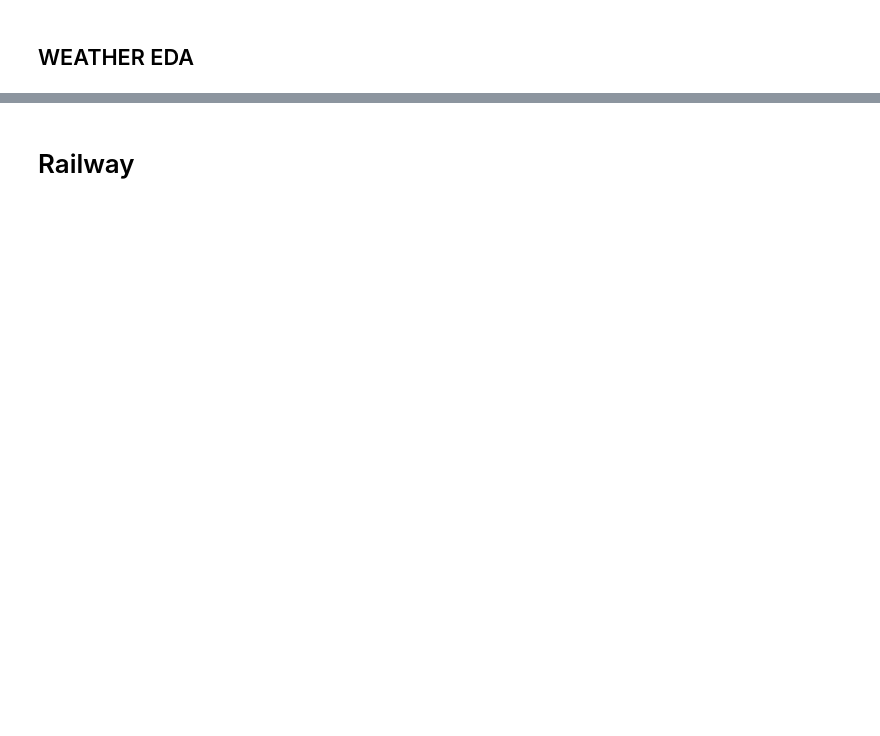
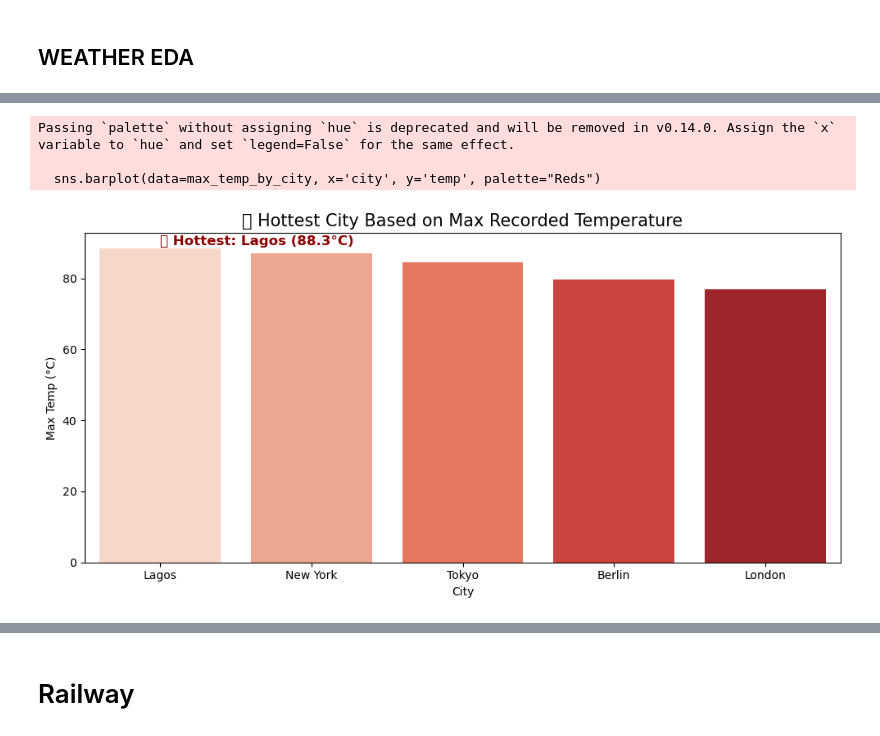
Before and after one commit to AlexIchie-coder/Projects, a Jupyter notebook: Life Track/test.ipynb, the cells around one changed output, grey strips where cells are left out. Cells and saved outputs as stored; diff of their text form; code cells hidden in the pictures; blank space fills up the shorter version.

```diff
--- a/Life Track/test.ipynb
+++ b/Life Track/test.ipynb
@@ -894,0 +982,36 @@ plt.show()
+# %%
+import seaborn as sns
+import matplotlib.pyplot as plt
+
+# Step 1: Get the max temperature per city across all days
+max_temp_by_city = merged_weather_df.groupby('city')['temp'].max().reset_index()
+
+# Step 2: Sort to find the hottest
+max_temp_by_city = max_temp_by_city.sort_values(by='temp', ascending=False)
+
+# Step 3: Plot
+plt.figure(figsize=(10, 5))
+sns.barplot(data=max_temp_by_city, x='city', y='temp', palette="Reds")
+
+# Step 4: Highlight the hottest one
+hottest = max_temp_by_city.iloc[0]
+plt.text(
+    x=0,
+    y=hottest['temp'] + 1,
+    s=f"🔥 Hottest: {hottest['city']} ({hottest['temp']}°C)",
+    fontsize=12,
+    color='darkred',
+    weight='bold'
+)
+
+# Final touches
+plt.title("🔥 Hottest City Based on Max Recorded Temperature", fontsize=15)
+plt.ylabel("Max Temp (°C)")
+plt.xlabel("City")
+plt.tight_layout()
+plt.show()
+# %% [output]
+Passing `palette` without assigning `hue` is deprecated and will be removed in v0.14.0. Assign the `x` variable to `hue` and set `legend=False` for the same effect.
+
+  sns.barplot(data=max_temp_by_city, x='city', y='temp', palette="Reds")
+[figure, added]
```
Also changed, not shown: parts of 165 cells of this notebook, 13 other files.
